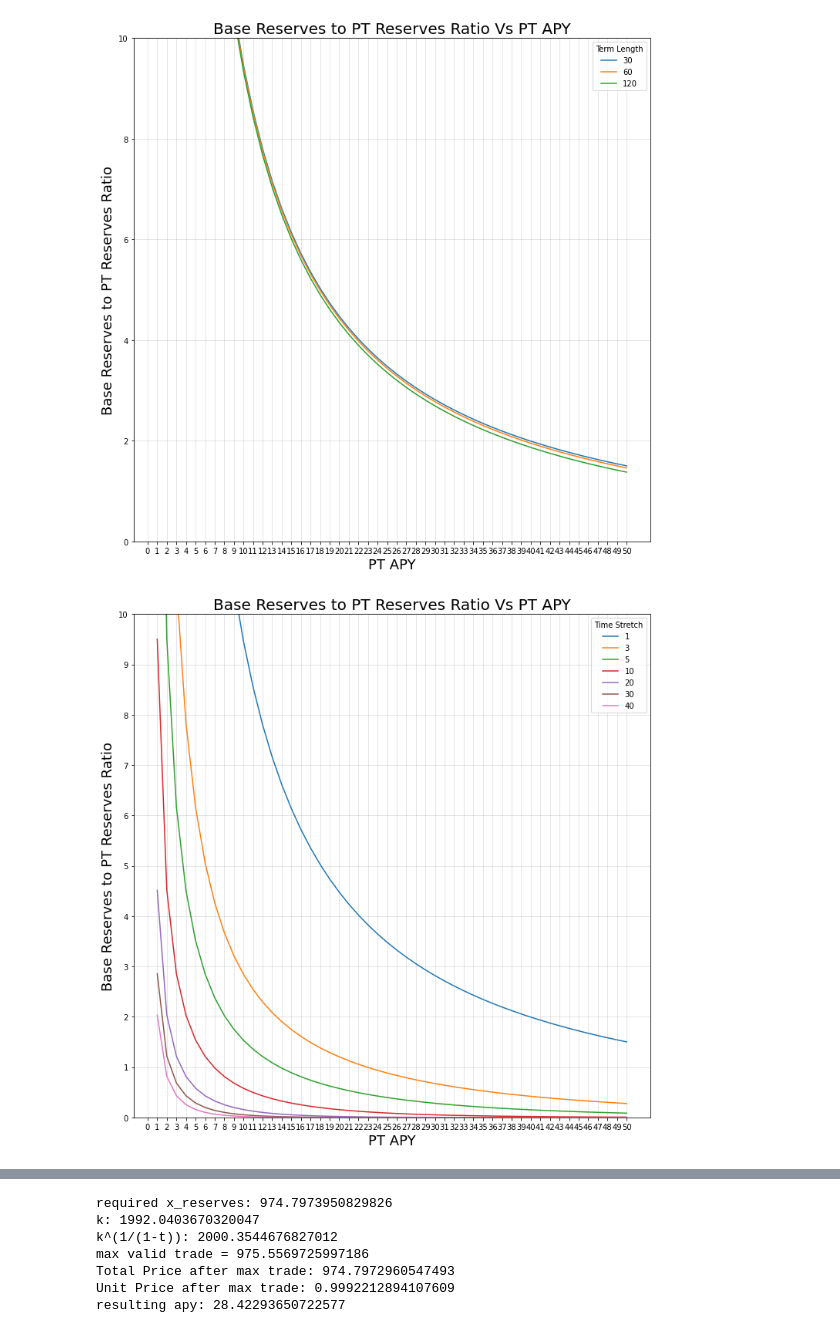
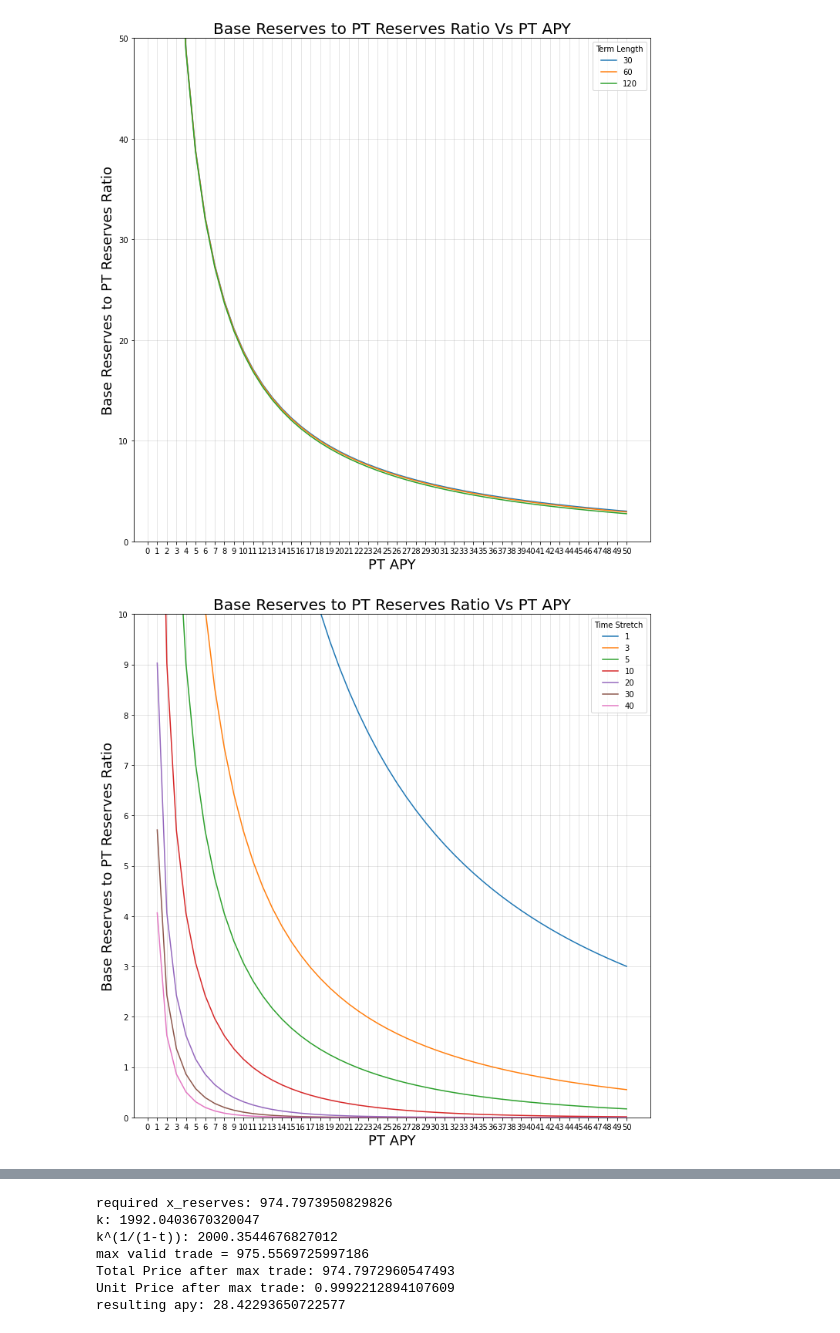
Before and after one commit to delvtech/agent0, a Jupyter notebook: limits_to_price_discovery.ipynb, the cells around one changed output, grey strips where cells are left out. Cells and saved outputs as stored; diff of their text form; code cells hidden in the pictures.

```diff
--- a/limits_to_price_discovery.ipynb
+++ b/limits_to_price_discovery.ipynb
@@ -2,9 +2,9 @@
 import math
 
 def calc_x_reserves(APY,y_reserves,days_until_maturity,time_stretch):
-  t=days_until_maturity/(365*time_stretch)
-  T=days_until_maturity/365
-  return y_reserves/((1-T*(APY/100))**(-1/t)-1)
+    t=days_until_maturity/(365*time_stretch)
+    T=days_until_maturity/365
+    return y_reserves*(-(2/((1-T*APY/100)**(1/t)-1))-2)
 
 def calc_price(x_reserves,y_reserves,total_supply,days_until_maturity,time_stretch):
   t=days_until_maturity/(365*time_stretch)
@@ -136,33 +136,33 @@ resulting apy: 28.389092674744358
 # %%
 import matplotlib.pyplot as plt
 import numpy as np
 fig, ax = plt.subplots(figsize=(12,12))
 time_stretch=1
 
 for tranche_length in [30,60,120]:
     apy_data = []
     x_reserves_data = []
     for APY in np.arange(1, 51, 1):
       days_until_maturity = tranche_length
       y_reserves=100
       x_reserves = calc_x_reserves(APY,y_reserves,days_until_maturity,time_stretch)
       apy_data.append(APY)
       x_reserves_data.append(x_reserves/y_reserves)
 
     x=apy_data
     y=x_reserves_data
     ax.set_xlabel("PT APY",fontsize=18)
     ax.set_ylabel("Base Reserves to PT Reserves Ratio",fontsize=18)
     ax.set_xticks(np.arange(0, 51, 1))
-    ax.set_ylim(0,10)
+    ax.set_ylim(0,50)
     #ax.set_yticks(np.arange(0, 105, 5))
     ax.plot(x, y,label=tranche_length)
     ax.legend(title="Term Length")
 plt.title("Base Reserves to PT Reserves Ratio Vs PT APY",fontsize=20 )
 plt.grid(b=True, which='major', color='#666666', linestyle='-',alpha=0.2)
 plt.show()
 # %% [output]
-[figure, old version]
+[figure, new version]
 # %%
 import matplotlib.pyplot as plt
 import numpy as np
@@ -191,7 +191,7 @@ plt.title("Base Reserves to PT Reserves Ratio Vs PT APY",fontsize=20 )
 plt.grid(b=True, which='major', color='#666666', linestyle='-',alpha=0.2)
 plt.show()
 # %% [output]
-[figure, old version]
+[figure, new version]
 # %%
 import numpy as np
 import matplotlib.pyplot as plt
```
Also changed, not shown: parts of 20 cells of this notebook.
